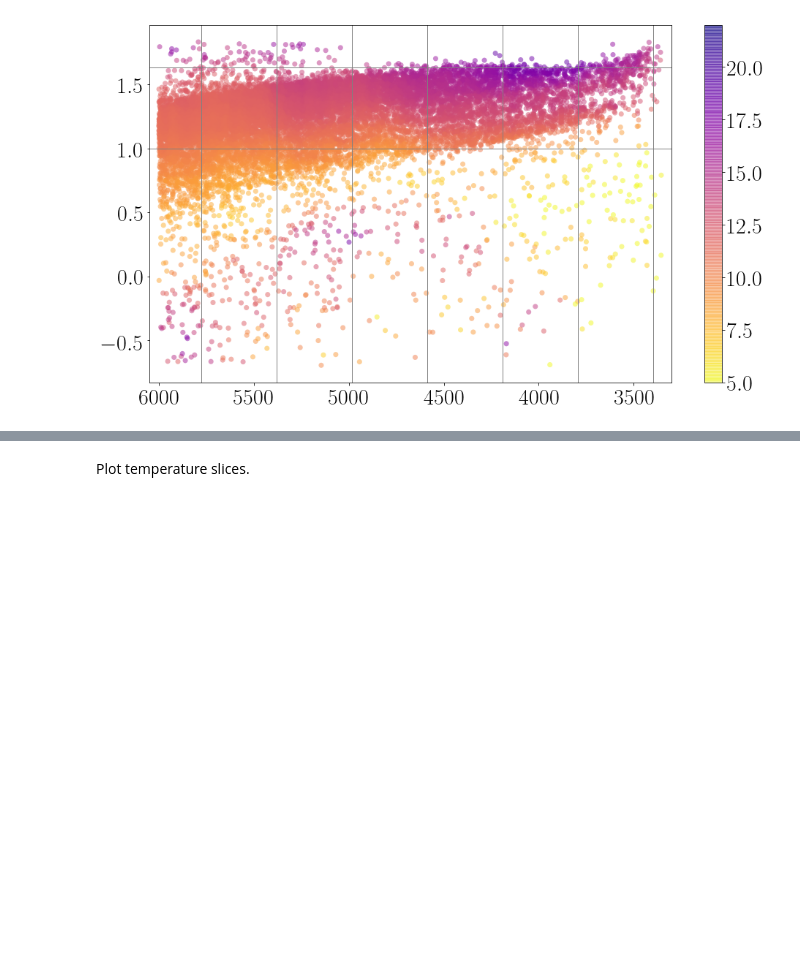
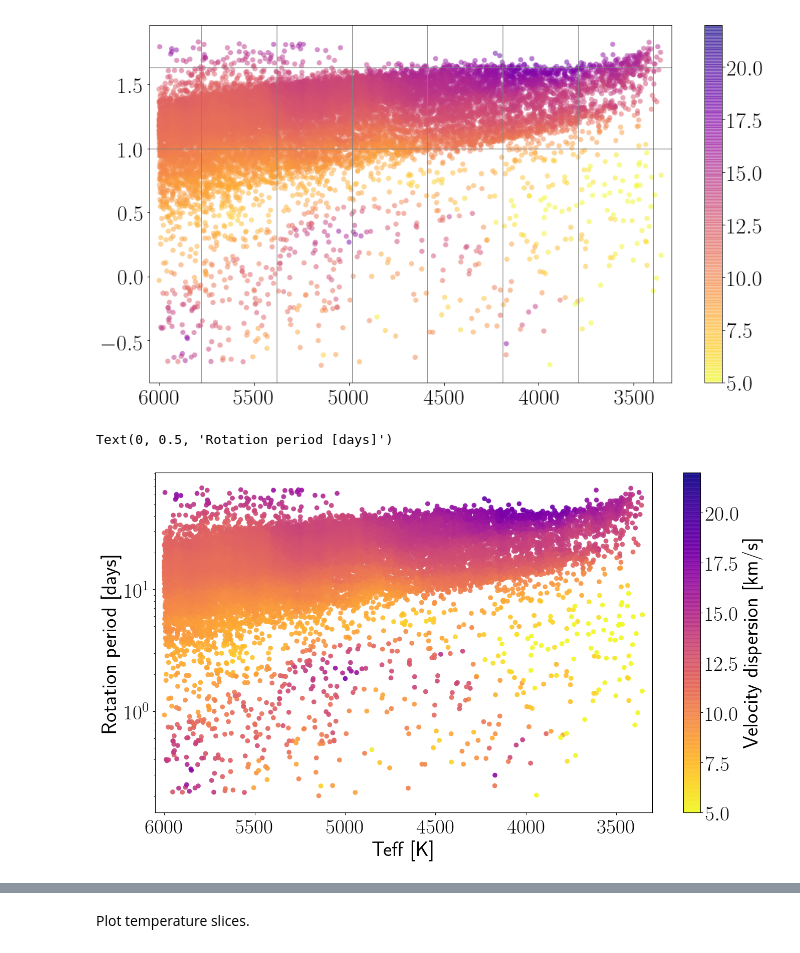
Before and after one commit to RuthAngus/kinematics-and-rotation, a Jupyter notebook: figure_codez/point_by_point.ipynb, the cells around one changed output, grey strips where cells are left out. Saved outputs shown, nothing was run; the diff lists cells and outputs as text; code cells hidden in the pictures; blank space fills up the shorter version.

```diff
--- a/figure_codez/point_by_point.ipynb
+++ b/figure_codez/point_by_point.ipynb
@@ -168,6 +166,19 @@ for i in range(len(ys)):
 # plt.fill_between(xs, 5, 5+ 10**DP, color="k", alpha=.2)
 # %% [output]
 [figure]
+# %%
+plt.figure(figsize=(16, 9), dpi=100)
+teff_scaled, p_scaled = x*maxteff + minteff, y*maxp + minp
+
+plt.scatter(teff_scaled, 10**p_scaled, c=dispersions_bins, s=50, alpha=.9, edgecolor="", vmin=5, vmax=22, cmap="plasma_r")
+plt.yscale("log")
+plt.colorbar(label="Velocity dispersion [km/s]")
+plt.xlim(6050, 3300)
+plt.xlabel("Teff [K]")
+plt.ylabel("Rotation period [days]")
+# %% [output]
+Text(0, 0.5, 'Rotation period [days]')
+[figure, added]
 # %%
 plt.figure(figsize=(16, 9))
 teff_scaled, p_scaled = x*maxteff + minteff, y*maxp + minp
```
Also changed, not shown: parts of 6 cells of this notebook.
